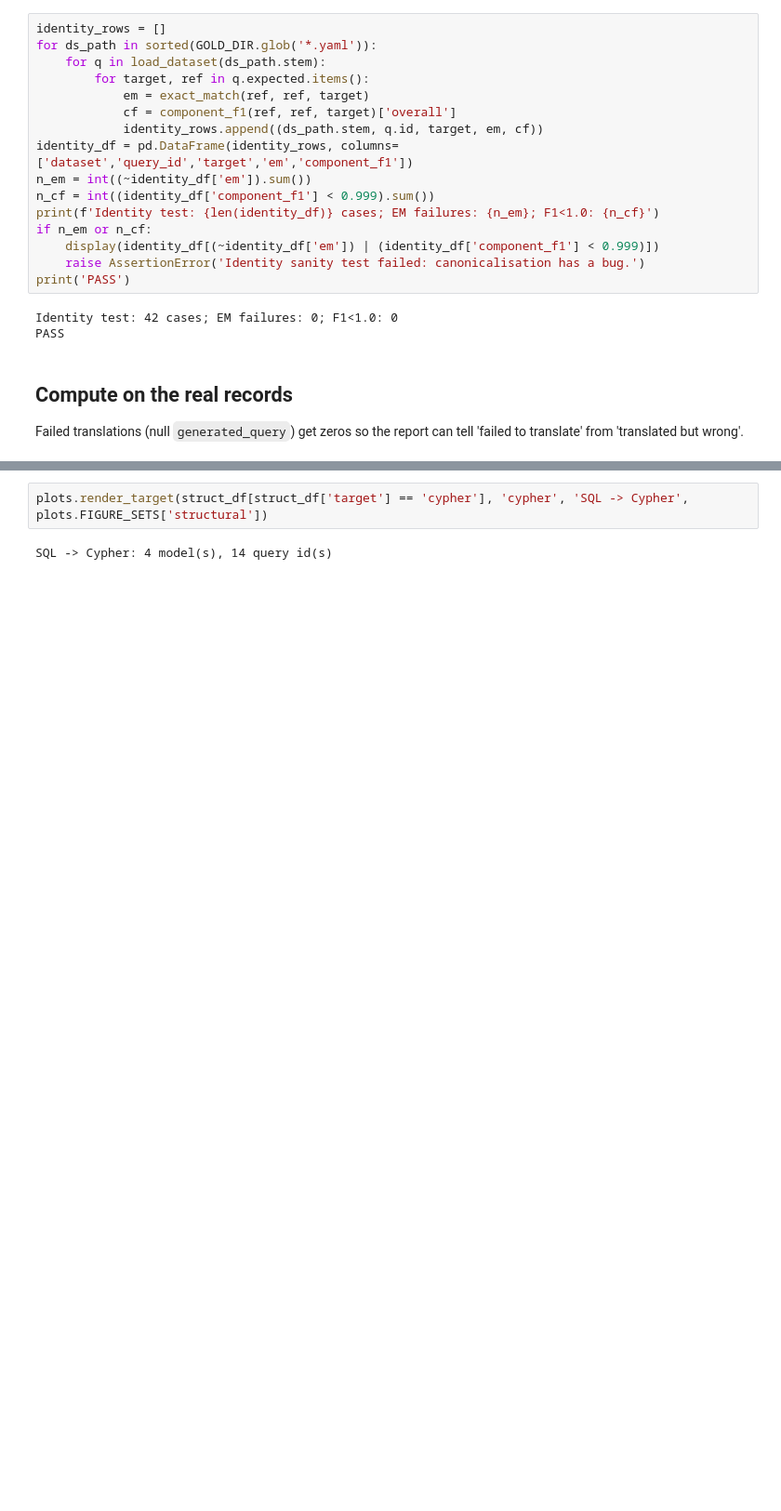
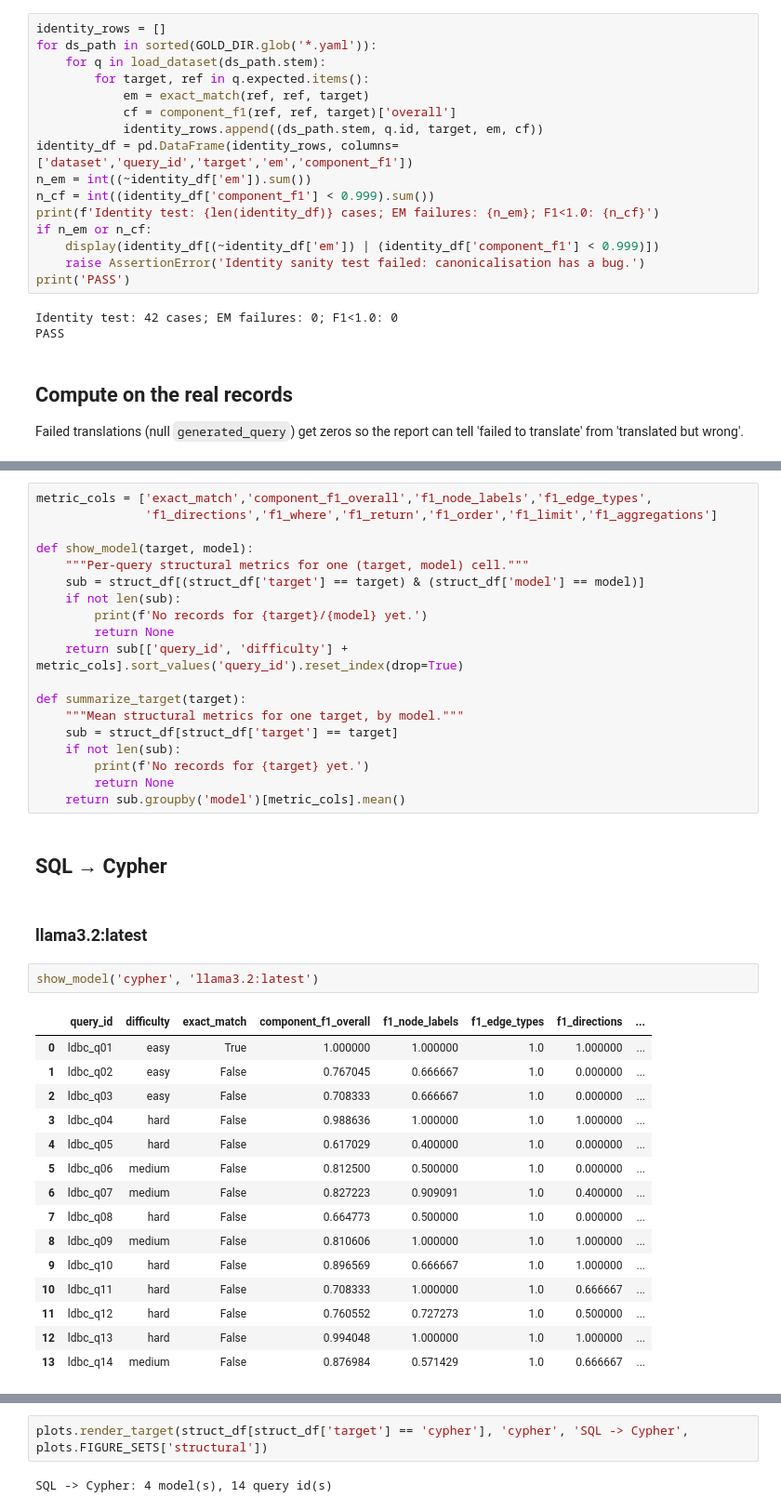
Before and after one commit to obonovai/sql2graph, a Jupyter notebook: eval/notebooks/03_structural_metrics.ipynb, the cells around one changed output, grey strips where cells are left out. Shown at 93% size. Saved outputs shown, nothing was run; the diff lists cells and outputs as text; blank space fills up the shorter version.

```diff
--- a/eval/notebooks/03_structural_metrics.ipynb
+++ b/eval/notebooks/03_structural_metrics.ipynb
@@ -138,0 +81,41 @@ from harness import plots
+# %%
+metric_cols = ['exact_match','component_f1_overall','f1_node_labels','f1_edge_types',
+               'f1_directions','f1_where','f1_return','f1_order','f1_limit','f1_aggregations']
+
+def show_model(target, model):
+    """Per-query structural metrics for one (target, model) cell."""
+    sub = struct_df[(struct_df['target'] == target) & (struct_df['model'] == model)]
+    if not len(sub):
+        print(f'No records for {target}/{model} yet.')
+        return None
+    return sub[['query_id', 'difficulty'] + metric_cols].sort_values('query_id').reset_index(drop=True)
+
+def summarize_target(target):
+    """Mean structural metrics for one target, by model."""
+    sub = struct_df[struct_df['target'] == target]
+    if not len(sub):
+        print(f'No records for {target} yet.')
+        return None
+    return sub.groupby('model')[metric_cols].mean()
+# %% [markdown]
+## SQL → Cypher
+# %% [markdown]
+### llama3.2:latest
+# %%
+show_model('cypher', 'llama3.2:latest')
+# %% [output]
+|  | query_id | difficulty | exact_match | component_f1_overall | f1_node_labels | f1_edge_types | f1_directions | ... |
+| 0 | ldbc_q01 | easy | True | 1.000000 | 1.000000 | 1.0 | 1.000000 | ... |
+| 1 | ldbc_q02 | easy | False | 0.767045 | 0.666667 | 1.0 | 0.000000 | ... |
+| 2 | ldbc_q03 | easy | False | 0.708333 | 0.666667 | 1.0 | 0.000000 | ... |
+| 3 | ldbc_q04 | hard | False | 0.988636 | 1.000000 | 1.0 | 1.000000 | ... |
+| 4 | ldbc_q05 | hard | False | 0.617029 | 0.400000 | 1.0 | 0.000000 | ... |
+| 5 | ldbc_q06 | medium | False | 0.812500 | 0.500000 | 1.0 | 0.000000 | ... |
+| 6 | ldbc_q07 | medium | False | 0.827223 | 0.909091 | 1.0 | 0.400000 | ... |
+| 7 | ldbc_q08 | hard | False | 0.664773 | 0.500000 | 1.0 | 0.000000 | ... |
+| 8 | ldbc_q09 | medium | False | 0.810606 | 1.000000 | 1.0 | 1.000000 | ... |
+| 9 | ldbc_q10 | hard | False | 0.896569 | 0.666667 | 1.0 | 1.000000 | ... |
+| 10 | ldbc_q11 | hard | False | 0.708333 | 1.000000 | 1.0 | 0.666667 | ... |
+| 11 | ldbc_q12 | hard | False | 0.760552 | 0.727273 | 1.0 | 0.500000 | ... |
+| 12 | ldbc_q13 | hard | False | 0.994048 | 1.000000 | 1.0 | 1.000000 | ... |
+| 13 | ldbc_q14 | medium | False | 0.876984 | 0.571429 | 1.0 | 0.666667 | ... |
```
Also changed, not shown: parts of 49 cells of this notebook, 20 other files.
